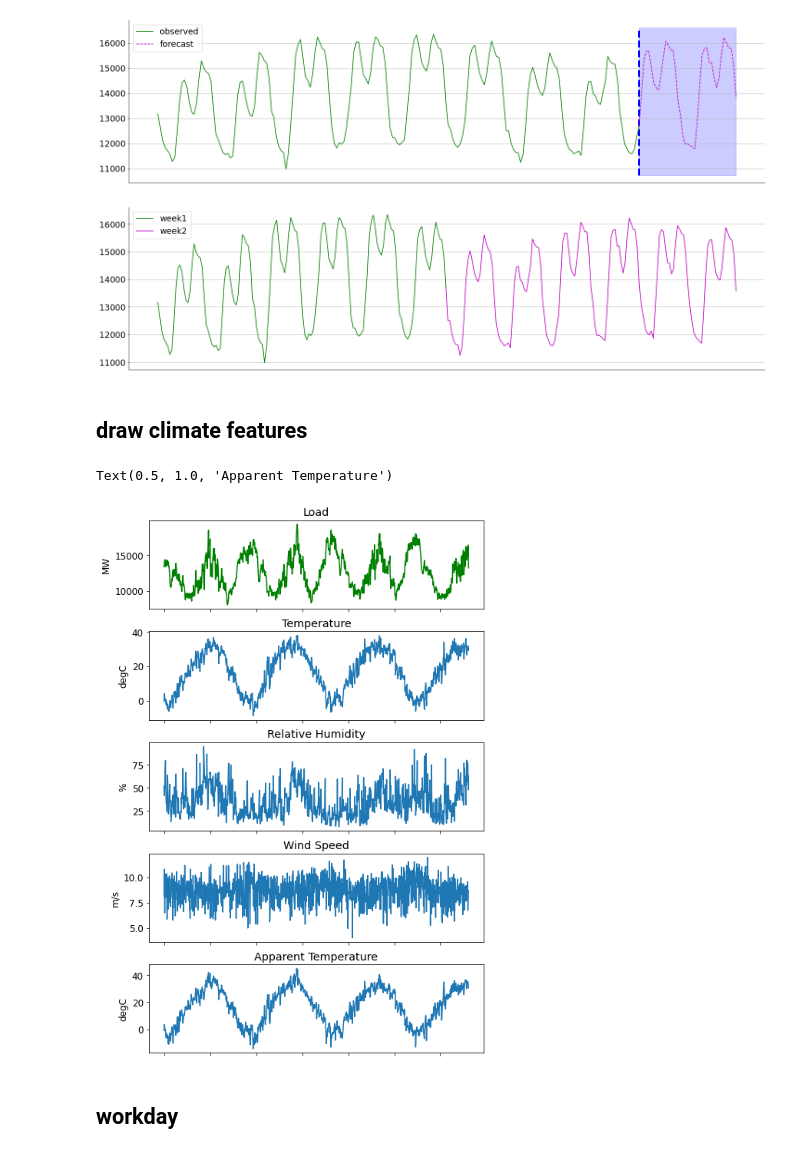
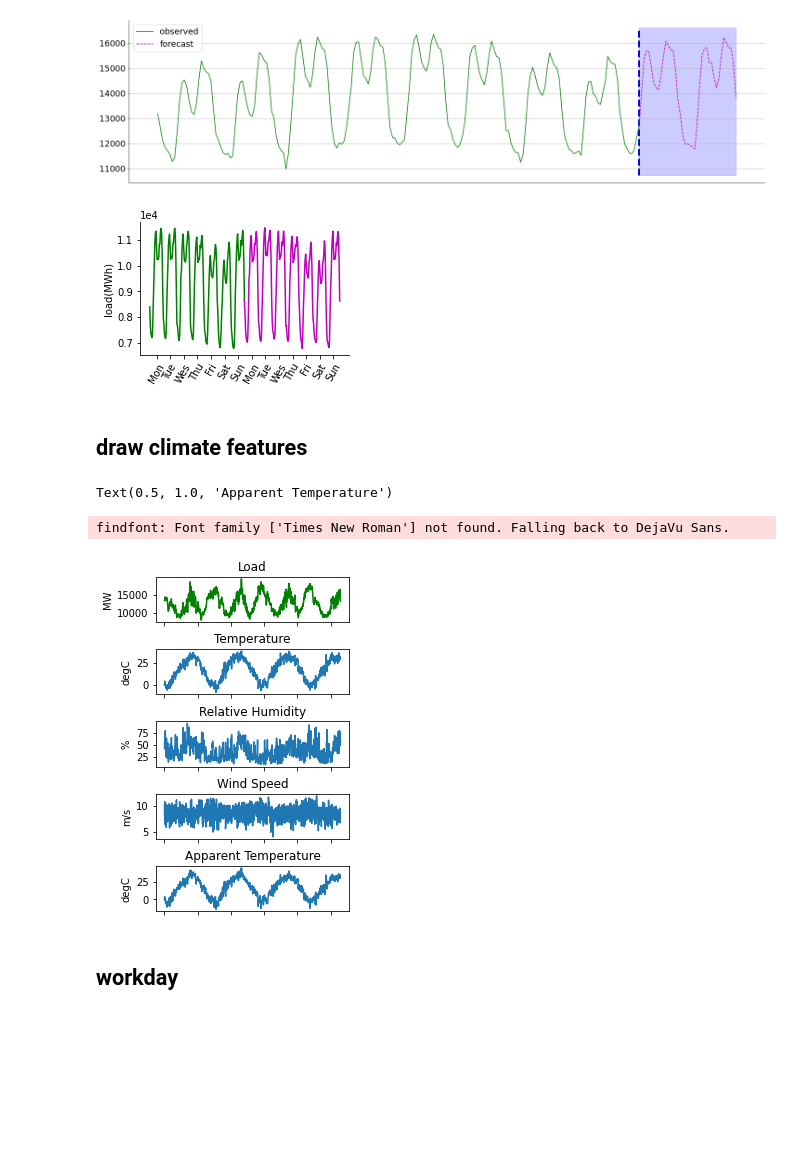
Before and after one commit to Mark-THU/load-point-forecast, a Jupyter notebook: data_visualization.ipynb, the cells around one changed output. Drawn from its saved outputs; the diff is of its cells as text; code cells hidden in the pictures; blank space fills up the shorter version.

```diff
--- a/data_visualization.ipynb
+++ b/data_visualization.ipynb
@@ -43,35 +43,36 @@ plt.grid(True)
 # %% [output]
 [figure]
 # %%
-matplotlib.rcParams.update({'font.size': 18})
-fig = plt.figure(figsize=(20, 5), constrained_layout=True)
+load = data[48+168*14:].load
+matplotlib.rcParams.update({'font.size': 10, 'font.family': 'Times New Roman'})
+fig = plt.figure(figsize=(3.5, 2.5), constrained_layout=True)
 gspec = gridspec.GridSpec(ncols=1, nrows=1, figure=fig)
 ax = plt.subplot(gspec[0, 0])
-range_observed = [i for i in range(0, 144)]
+range_observed = [i for i in range(0, 168)]
 plt.plot(range_observed,
          load.values[range_observed],
          color='g',
          label='week1')
-range_forecast = [i for i in range(143, 288)]
+range_forecast = [i for i in range(167, 336)]
 plt.plot(range_forecast,
          load.values[range_forecast],
          color='m',
-#          linestyle='dashed',
          label='week2')
 ax.spines['right'].set_visible(False)
 ax.spines['top'].set_visible(False)
-plt.xticks([])
-plt.legend(loc='upper left')
-plt.grid(True)
+ax.set_xticks([t for t in range(12, 336, 24)])
+ax.set_xticklabels(['Mon','Tue','Wes','Thu','Fri','Sat','Sun'] * 2, rotation=60)
+ax.ticklabel_format(style='sci', scilimits=(-1,2), axis='y')
+ax.set_ylabel('load(MWh)', rotation=90)
+plt.savefig('./figs/repeat patterns.eps',dpi=600,format='eps')
 # %% [output]
-[figure, old version]
+[figure, new version]
 # %% [markdown]
 ## draw climate features
 # %%
 # 绘制平均负荷以及各影响因素曲线
 data = data.resample('D').mean()
-matplotlib.rcParams.update({'font.size': 12})
-fig = plt.figure(figsize=(7, 10), constrained_layout=True)
+fig = plt.figure(figsize=(3.5, 5), constrained_layout=True)
 gspec = gridspec.GridSpec(ncols=1, nrows=5, figure=fig)
 ax = plt.subplot(gspec[0, 0])
 x = [i for i in range(len(data))]
@@ -115,7 +116,8 @@ ax.set_ylabel('degC')
 ax.set_title('Apparent Temperature')
 # %% [output]
 Text(0.5, 1.0, 'Apparent Temperature')
+findfont: Font family ['Times New Roman'] not found. Falling back to DejaVu Sans.
-[figure, old version]
+[figure, new version]
 # %% [markdown]
 ## workday
 # %%
```
Also changed, not shown: 9 other files.
